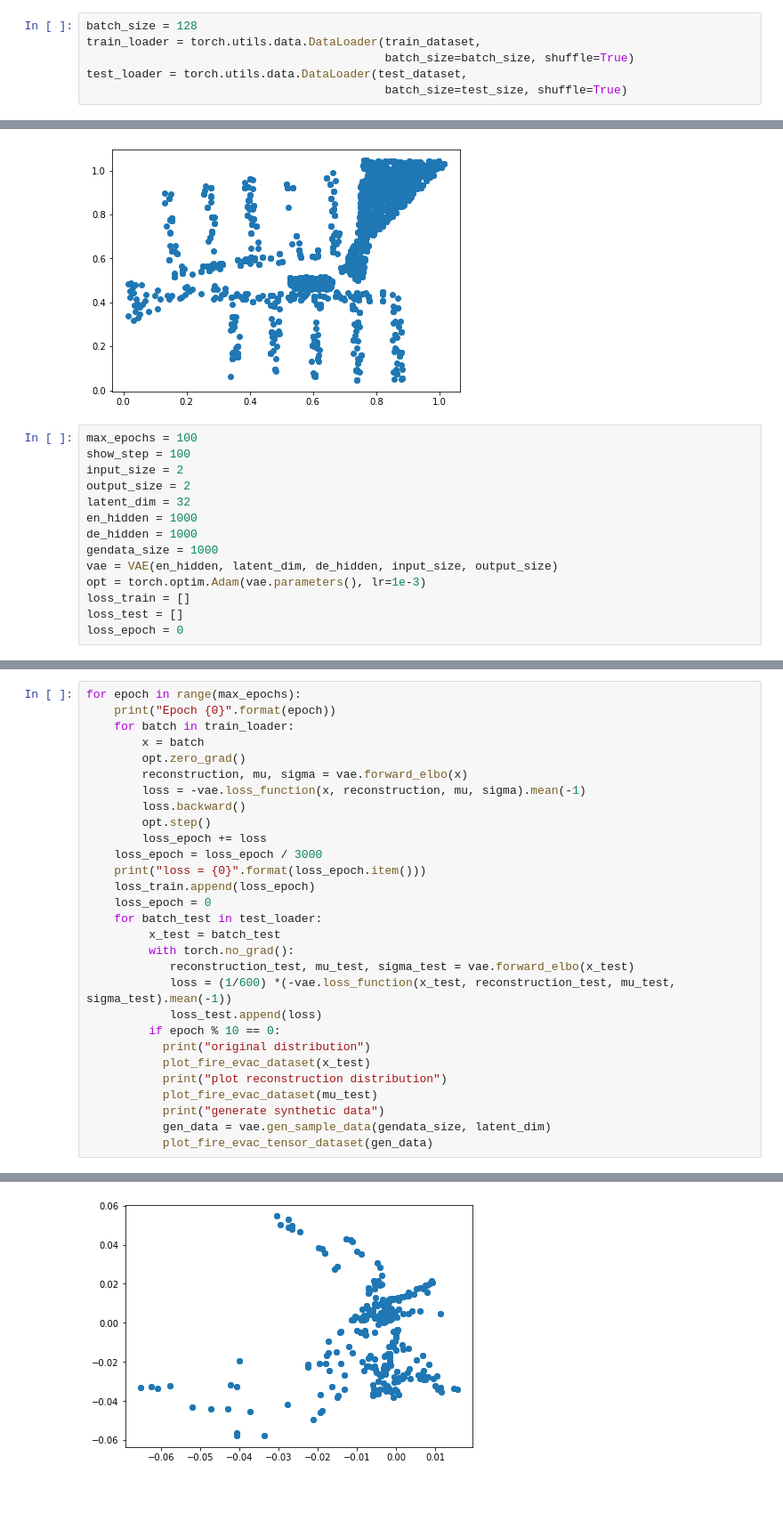
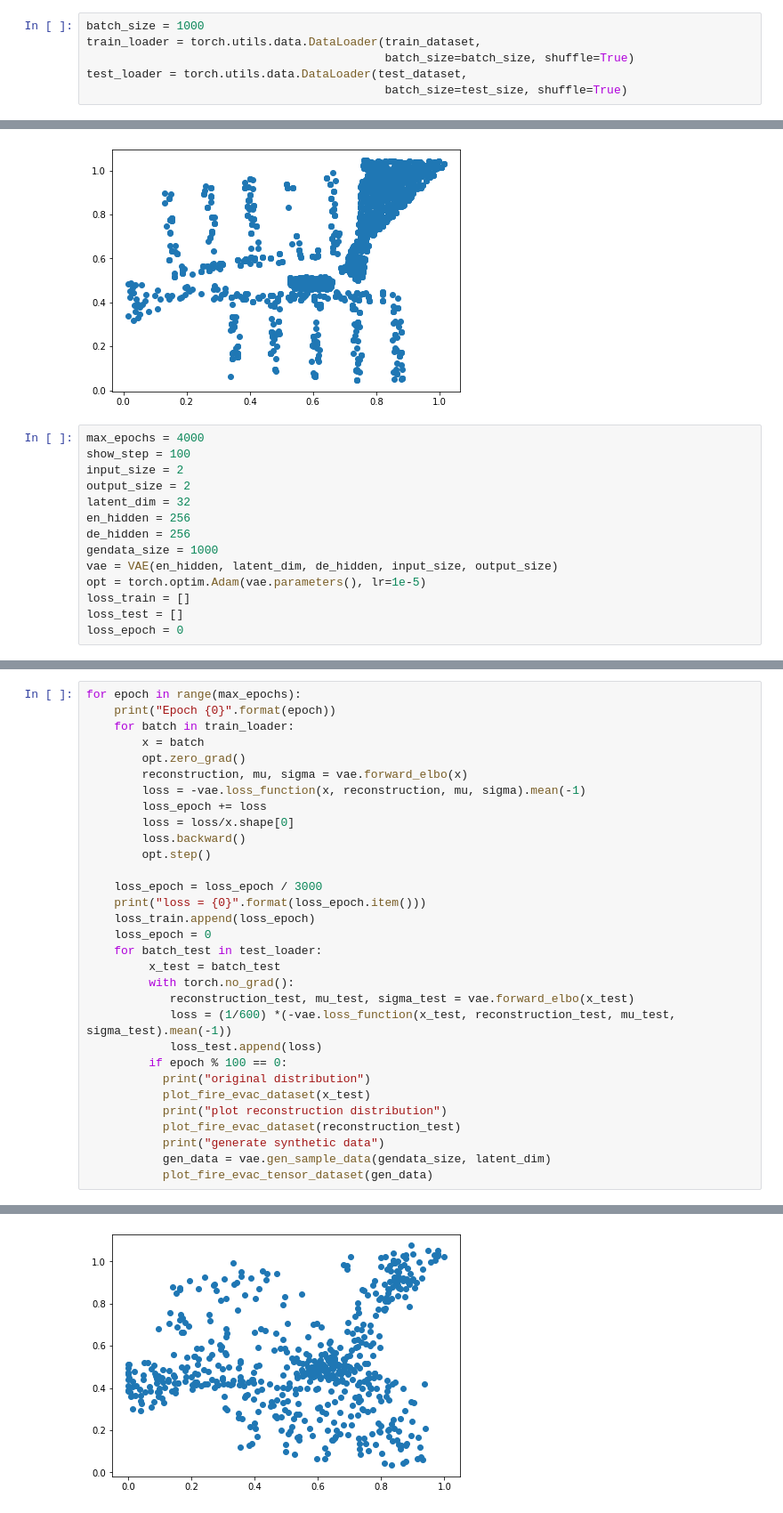
Before and after one commit to ge96rox/MLCMS04, a Jupyter notebook: task4.ipynb, the cells around one changed output, grey strips where cells are left out. Shown at 89% size. Cells and saved outputs as stored; diff of their text form.

```diff
--- a/task4.ipynb
+++ b/task4.ipynb
@@ -25,7 +33,7 @@ test_dataset = (test_dataset / range_test_dataset).astype('float32')
 test_size = len(test_dataset)
 train_size = len(train_dataset)
 # %%
-batch_size = 128
+batch_size = 1000
 train_loader = torch.utils.data.DataLoader(train_dataset,
                                            batch_size=batch_size, shuffle=True)
 test_loader = torch.utils.data.DataLoader(test_dataset,
@@ -35,16 +43,16 @@ plot_fire_evac_dataset(train_dataset)
 # %% [output]
 [figure]
 # %%
-max_epochs = 100
+max_epochs = 4000
 show_step = 100
 input_size = 2
 output_size = 2
 latent_dim = 32
-en_hidden = 1000
-de_hidden = 1000
+en_hidden = 256
+de_hidden = 256
 gendata_size = 1000
 vae = VAE(en_hidden, latent_dim, de_hidden, input_size, output_size)
-opt = torch.optim.Adam(vae.parameters(), lr=1e-3)
+opt = torch.optim.Adam(vae.parameters(), lr=1e-5)
 loss_train = []
 loss_test = []
 loss_epoch = 0
@@ -56,9 +69,11 @@ for epoch in range(max_epochs):
         opt.zero_grad()
         reconstruction, mu, sigma = vae.forward_elbo(x)
         loss = -vae.loss_function(x, reconstruction, mu, sigma).mean(-1)
+        loss_epoch += loss
+        loss = loss/x.shape[0]
         loss.backward()
         opt.step()
-        loss_epoch += loss
+
     loss_epoch = loss_epoch / 3000
     print("loss = {0}".format(loss_epoch.item()))
     loss_train.append(loss_epoch)
@@ -69,11 +84,11 @@ for epoch in range(max_epochs):
             reconstruction_test, mu_test, sigma_test = vae.forward_elbo(x_test)
             loss = (1/600) *(-vae.loss_function(x_test, reconstruction_test, mu_test, sigma_test).mean(-1))
             loss_test.append(loss)
-         if epoch % 10 == 0:
+         if epoch % 100 == 0:
            print("original distribution")
            plot_fire_evac_dataset(x_test)
            print("plot reconstruction distribution")
-           plot_fire_evac_dataset(mu_test)
+           plot_fire_evac_dataset(reconstruction_test)
            print("generate synthetic data")
            gen_data = vae.gen_sample_data(gendata_size, latent_dim)
            plot_fire_evac_tensor_dataset(gen_data)
@@ -83,5 +98,5 @@ loss = 0.018679244443774223
 original distribution
 [figure]
 plot reconstruction distribution
-[figure, old version]
+[figure, new version]
 generate synthetic data
```
Also changed, not shown: parts of 7 cells of this notebook, 1 other file.
